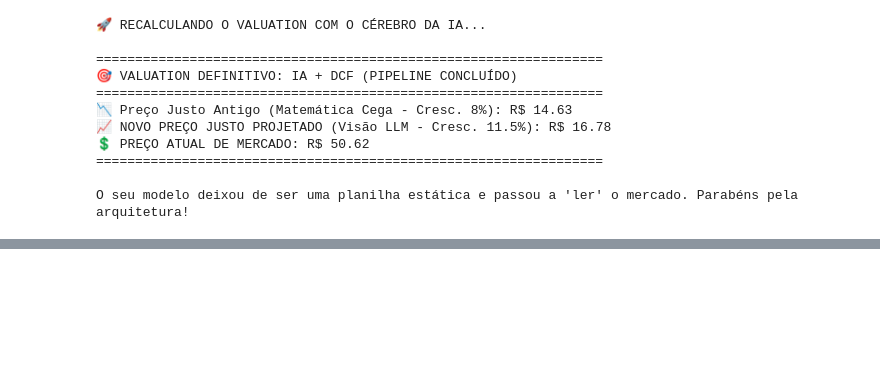
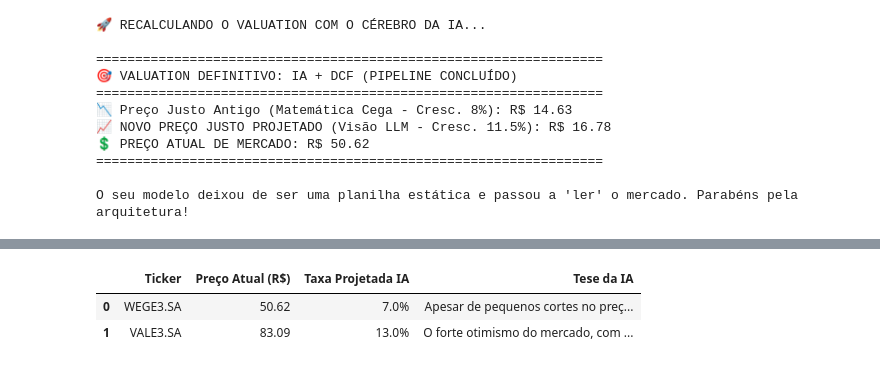
Before and after one commit to WiltonMarques/AutoValuation-LLM, a Jupyter notebook: autovaluation_dcf_baseline.ipynb, the cells around one changed output, grey strips where cells are left out. Saved outputs shown, nothing was run; the diff lists cells and outputs as text; code cells hidden in the pictures; blank space fills up the shorter version.

Commit message:
Kaggle Notebook | AutoValuation-LLM-Pipeline-DCF-IA | AutoValuation-LLM-Pipeline-DCF-IA

```diff
--- a/autovaluation_dcf_baseline.ipynb
+++ b/autovaluation_dcf_baseline.ipynb
@@ -318,0 +486,83 @@ O seu modelo deixou de ser uma planilha estática e passou a 'ler' o mercado. Pa
+# %%
+import yfinance as yf
+import datetime
+import re
+import pandas as pd
+from google import genai
+from kaggle_secrets import UserSecretsClient
+
+print("🏭 Iniciando Linha de Produção: Screener de Ações via LLM...\n")
+
+# 1. Preparando o Cérebro
+user_secrets = UserSecretsClient()
+client = genai.Client(api_key=user_secrets.get_secret("GEMINI_API_KEY"))
+
+# 2. Nossa Lista de Alvos
+acoes_alvo = ['WEGE3.SA', 'VALE3.SA']
+resultados_screener = []
+
+# 3. A Função Mestra (O Motor Empacotado)
+def analisar_acao_automatica(ticker):
+    print(f"🔍 Analisando {ticker}...")
+    try:
+        empresa = yf.Ticker(ticker)
+        noticias_brutas = empresa.news
+        pacote_noticias = ""
+
+        # Coletando Notícias
+        if noticias_brutas:
+            for i, noticia in enumerate(noticias_brutas[:4]):
+                conteudo = noticia.get('content', {})
+                titulo = conteudo.get('title', 'Sem título')
+                resumo = conteudo.get('summary', '')
+                pacote_noticias += f"- {titulo}: {resumo}\n"
+        else:
+            pacote_noticias = "Nenhuma notícia relevante encontrada nos últimos dias."
+
+        # O Prompt Escalável
+        prompt = f"""
+        Atue como Analista Quantitativo. Analise as notícias recentes da empresa {ticker}:
+        {pacote_noticias}
+
+        A taxa de crescimento neutra é 5.0% (0.05).
+        Ajuste essa taxa com base no otimismo ou pessimismo das notícias (mínimo 0.01, máximo 0.15).
+        Responda ESTRITAMENTE:
+        JUSTIFICATIVA: [Uma frase]
+        TAXA: [Numero decimal, ex: 0.08]
+        """
+
+        # Chamada da IA
+        resposta = client.models.generate_content(model='gemini-2.5-flash', contents=prompt)
+        resposta_texto = resposta.text.strip()
+
+        # Extração
+        match = re.search(r"TAXA:\s*([0-9.]+)", resposta_texto)
+        taxa_ia = float(match.group(1)) if match else 0.05
+
+        # Pegando o Preço Atual para comparação
+        preco_atual = empresa.info.get('currentPrice', 0)
+
+        return {
+            "Ticker": ticker,
+            "Preço Atual (R$)": round(preco_atual, 2),
+            "Taxa Projetada IA": f"{taxa_ia * 100:.1f}%",
+            "Tese da IA": resposta_texto.split('\n')[0].replace('JUSTIFICATIVA: ', '')
+        }
+
+    except Exception as e:
+        print(f"⚠️ Erro ao processar {ticker}: {e}")
+        return None
+
+# 4. Rodando a Linha de Montagem
+for acao in acoes_alvo:
+    resultado = analisar_acao_automatica(acao)
+    if resultado:
+        resultados_screener.append(resultado)
+
+# 5. O Relatório Final do Gestor (DataFrame)
+print("\n" + "="*80)
+print("📊 RELATÓRIO DO FUNDO: SCREENER DE OPORTUNIDADES")
+print("="*80)
+df_relatorio = pd.DataFrame(resultados_screener)
+display(df_relatorio)
+# %% [output]
@@ -318,0 +577,3 @@ O seu modelo deixou de ser uma planilha estática e passou a 'ler' o mercado. Pa
+|  | Ticker | Preço Atual (R$) | Taxa Projetada IA | Tese da IA |
+| 0 | WEGE3.SA | 50.62 | 7.0% | Apesar de pequenos cortes no preç... |
+| 1 | VALE3.SA | 83.09 | 13.0% | O forte otimismo do mercado, com ... |
```
Also changed, not shown: parts of 4 cells of this notebook.
